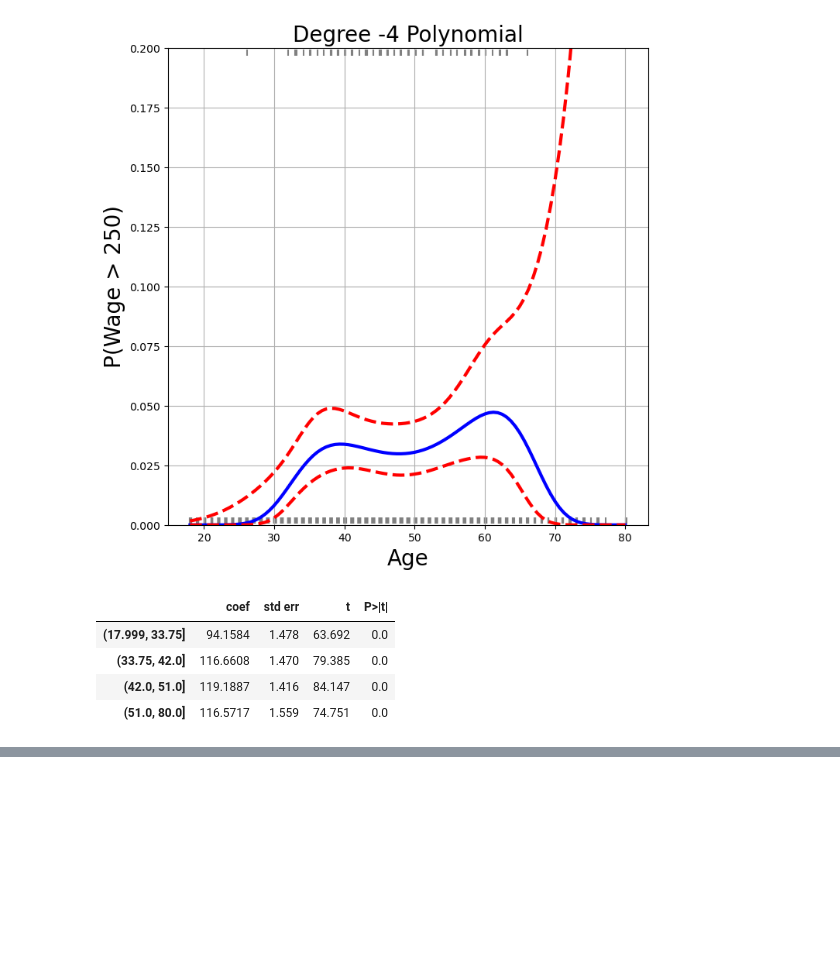
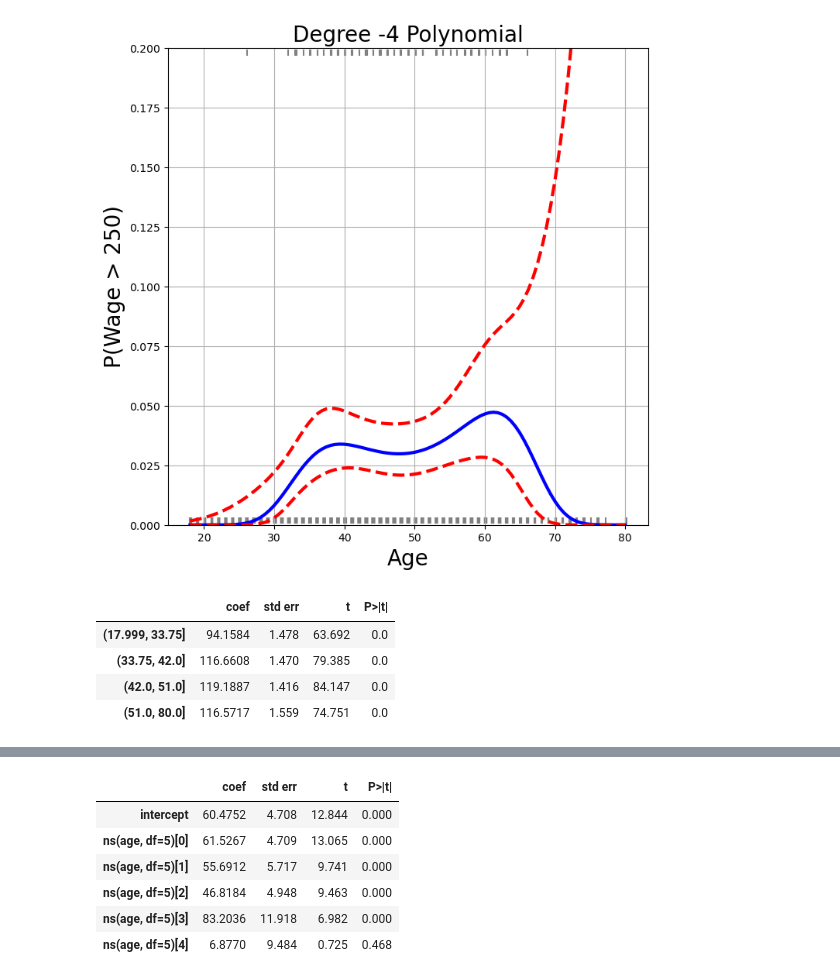
Before and after one commit to joakor89/An-Introduction-to-Statistical-Learning, a Jupyter notebook: chap_07/07_MBL.ipynb, the cells around one changed output, grey strips where cells are left out. Cells and saved outputs as stored; diff of their text form; code cells hidden in the pictures; blank space fills up the shorter version.

```diff
--- a/chap_07/07_MBL.ipynb
+++ b/chap_07/07_MBL.ipynb
@@ -178,0 +239,14 @@ summarize (sm.OLS(y, pd.get_dummies(cut_age)).fit())
+# %%
+ns_age = MS([ns('age', df =5)]).fit(Wage)
+
+M_ns = sm.OLS(y, ns_age.transform(Wage)).fit()
+
+summarize (M_ns)
+# %% [output]
+|  | coef | std err | t | P>|t| |
+| intercept | 60.4752 | 4.708 | 12.844 | 0.000 |
+| ns(age, df=5)[0] | 61.5267 | 4.709 | 13.065 | 0.000 |
+| ns(age, df=5)[1] | 55.6912 | 5.717 | 9.741 | 0.000 |
+| ns(age, df=5)[2] | 46.8184 | 4.948 | 9.463 | 0.000 |
+| ns(age, df=5)[3] | 83.2036 | 11.918 | 6.982 | 0.000 |
+| ns(age, df=5)[4] | 6.8770 | 9.484 | 0.725 | 0.468 |
```
Also changed, not shown: parts of 8 cells of this notebook.
